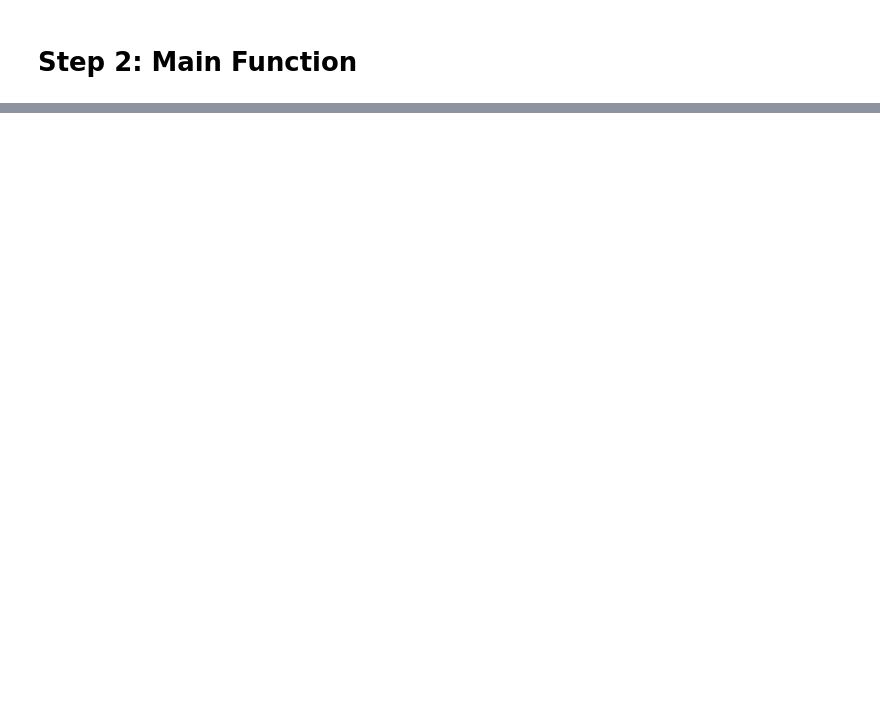
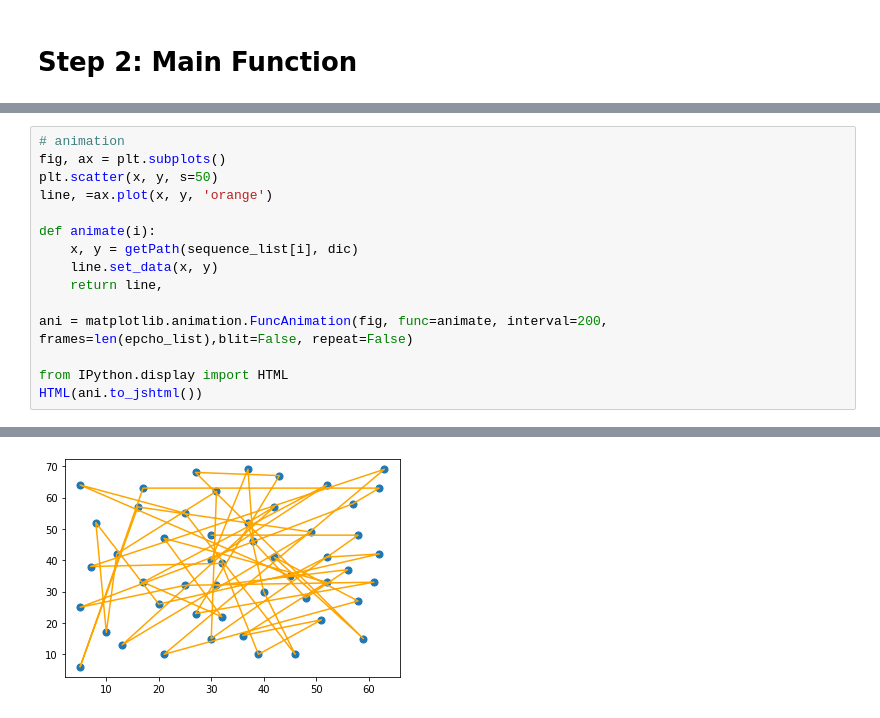
Before and after one commit to RogerTsai917/TSP-Solution, a Jupyter notebook: HC(basic).ipynb, the cells around one changed output, grey strips where cells are left out. Saved outputs shown, nothing was run; the diff lists cells and outputs as text; blank space fills up the shorter version.

Commit message:
add animation of travel path history

```diff
--- a/HC(basic).ipynb
+++ b/HC(basic).ipynb
@@ -137,0 +143,16 @@ Final distance: 534.3367021914787
+# %%
+# animation
+fig, ax = plt.subplots()
+plt.scatter(x, y, s=50)
+line, =ax.plot(x, y, 'orange')
+
+def animate(i):
+    x, y = getPath(sequence_list[i], dic)
+    line.set_data(x, y)
+    return line,
+
+ani = matplotlib.animation.FuncAnimation(fig, func=animate, interval=200, frames=len(epcho_list),blit=False, repeat=False)
+
+from IPython.display import HTML
+HTML(ani.to_jshtml())
+# %% [output]
@@ -137,0 +160 @@ Final distance: 534.3367021914787
+[figure, added]
```
Also changed, not shown: parts of 3 cells of this notebook.
